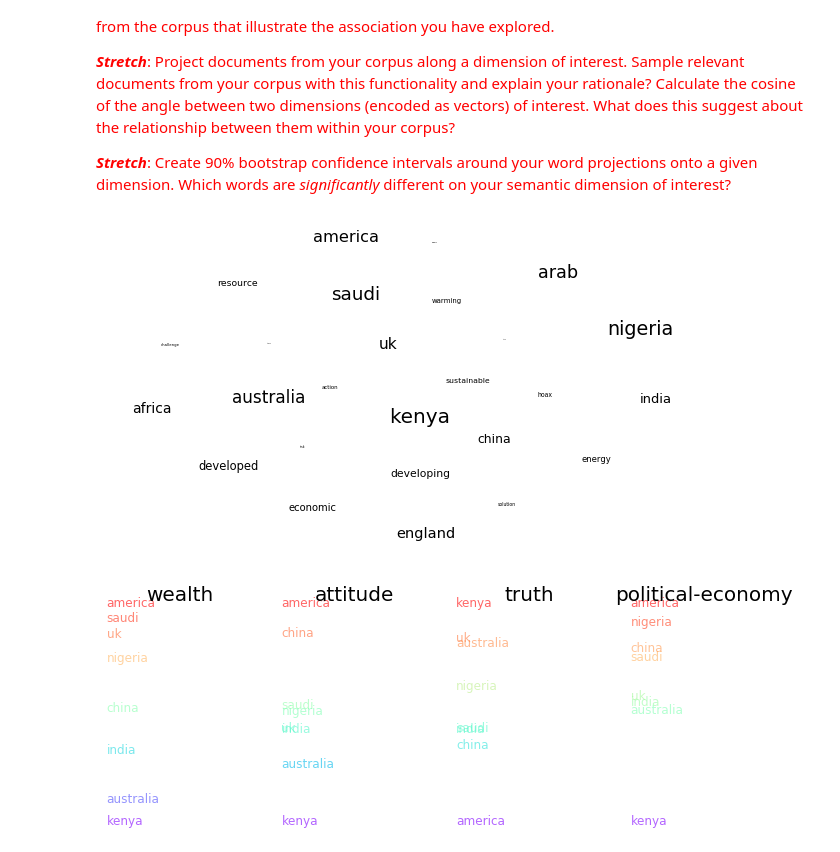
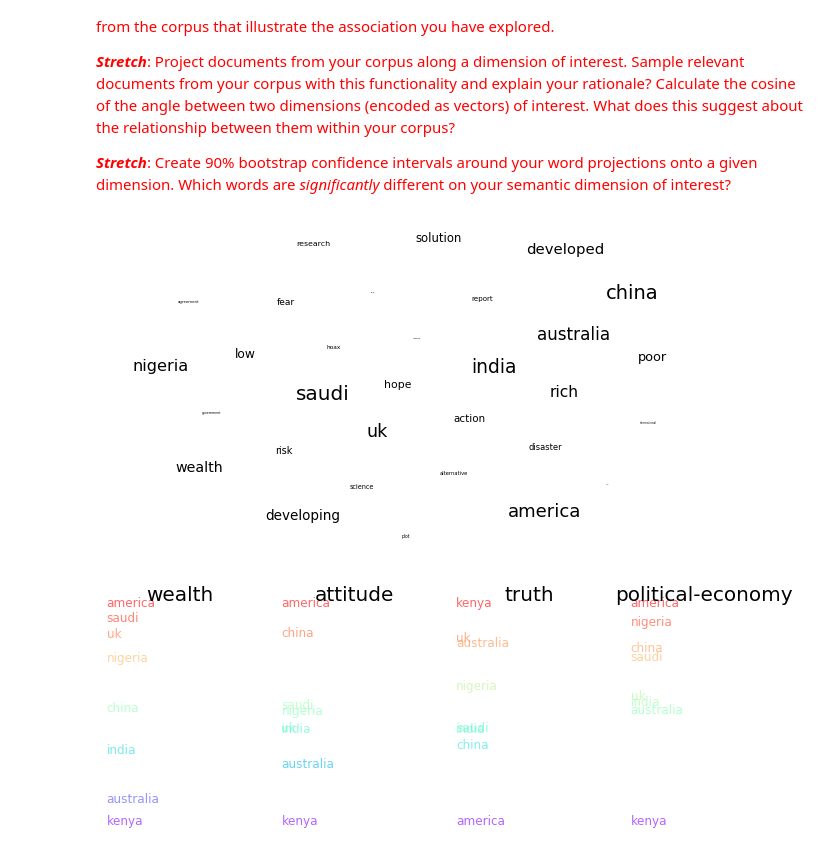
Before and after one commit to sunnyjooey/content-analysis-2018, a Jupyter notebook: 4-Word-Embedding/4-Word-Embedding.ipynb, the cells around one changed output. Drawn from its saved outputs; the diff is of its cells as text; code cells hidden in the pictures.

```diff
--- a/4-Word-Embedding/4-Word-Embedding.ipynb
+++ b/4-Word-Embedding/4-Word-Embedding.ipynb
@@ -1336,32 +1336,32 @@ plt.show()
 <span style="color:red">***Stretch***: Create 90% bootstrap confidence intervals around your word projections onto a given dimension. Which words are *significantly* different on your semantic dimension of interest?
 # %%
 #words to create dimensions
-news_target_words = ['kenya', 'nigeria', 'saudi', 'arab', 'australia', 'america', 'uk', 'england','africa', 'india', 'china']
-news_target_words += ['developed', 'developing', 'economic', 'resource', 'energy', 'sustainable']
-news_target_words += ['warming', 'hoax', 'action', 'solution', 'challenge', 'risk', 'hope', 'trump', 'theresa']
+news_target_words = ['saudi', 'china', 'india', 'america', 'uk', 'australia', 'nigeria']
+news_target_words += ['rich', 'developed', 'wealth', 'developing', 'poor', 'low', 'solution', 'hope', 'action','risk', 'fear', 'disaster']
+news_target_words += ['research', 'report', 'science', 'hoax', 'alternative', 'plot', 'agreement', 'government', 'international', 'resource','energy','carbon']
 
 wordsSubMatrix = []
 for word in news_target_words:
     wordsSubMatrix.append(news_w2v[word])
 wordsSubMatrix = np.array(wordsSubMatrix)
 wordsSubMatrix
 
 news_pca_words = sklearn.decomposition.PCA(n_components = 50).fit(wordsSubMatrix)
 news_reduced_pca = news_pca_words.transform(wordsSubMatrix)
 #T-SNE is theoretically better, but you should experiment
 news_tsne_words = sklearn.manifold.TSNE(n_components = 2).fit_transform(news_reduced_pca)
 
 fig = plt.figure(figsize = (10,6))
 ax = fig.add_subplot(111)
 ax.set_frame_on(False)
 plt.scatter(news_tsne_words[:, 0], news_tsne_words[:, 1], alpha = 0) #Making the points invisible
 for i, word in enumerate(news_target_words):
     ax.annotate(word, (news_tsne_words[:, 0][i],news_tsne_words[:, 1][i]), size =  20 * (len(news_target_words) - i) / len(news_target_words))
 plt.xticks(())
 plt.yticks(())
 plt.show()
 # %% [output]
-[figure, old version]
+[figure, new version]
 # %%
 def makeDF2(model, word_list):
     g = []
```
